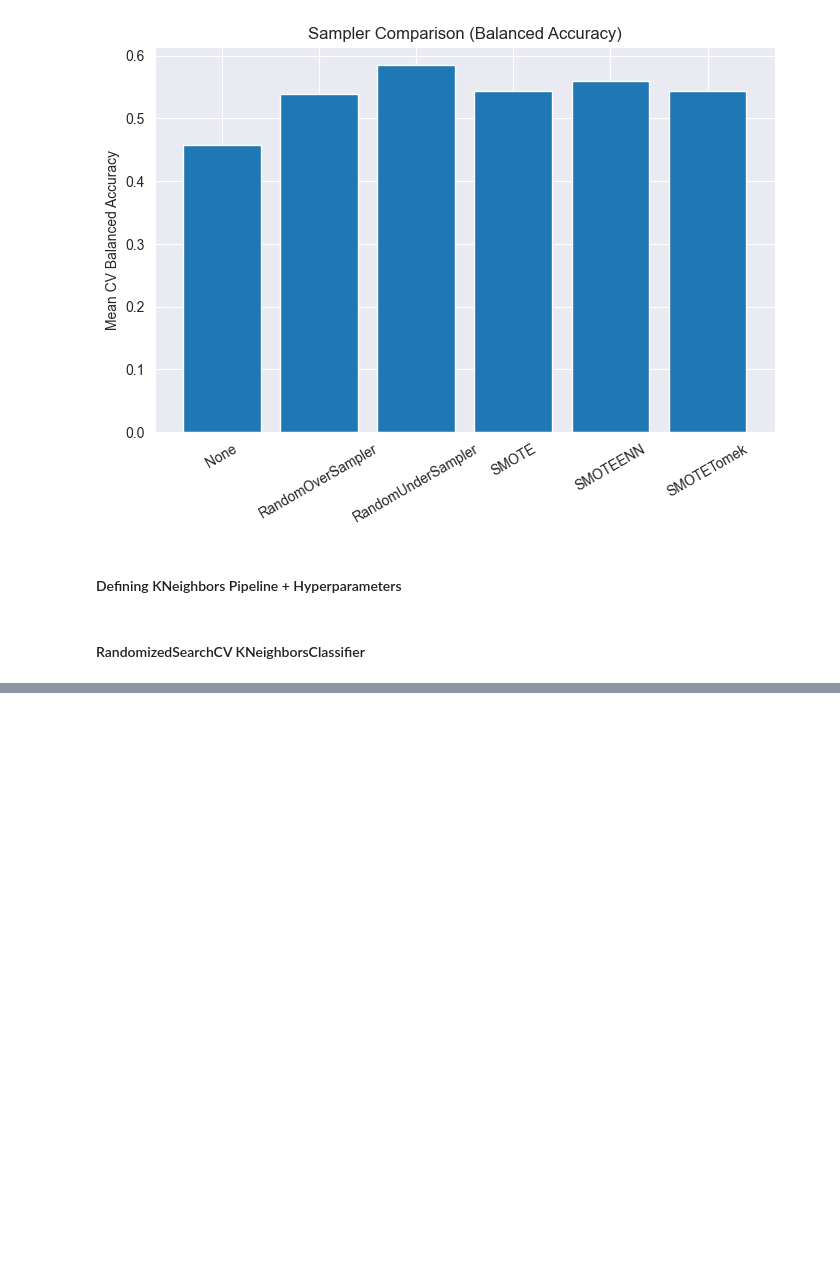
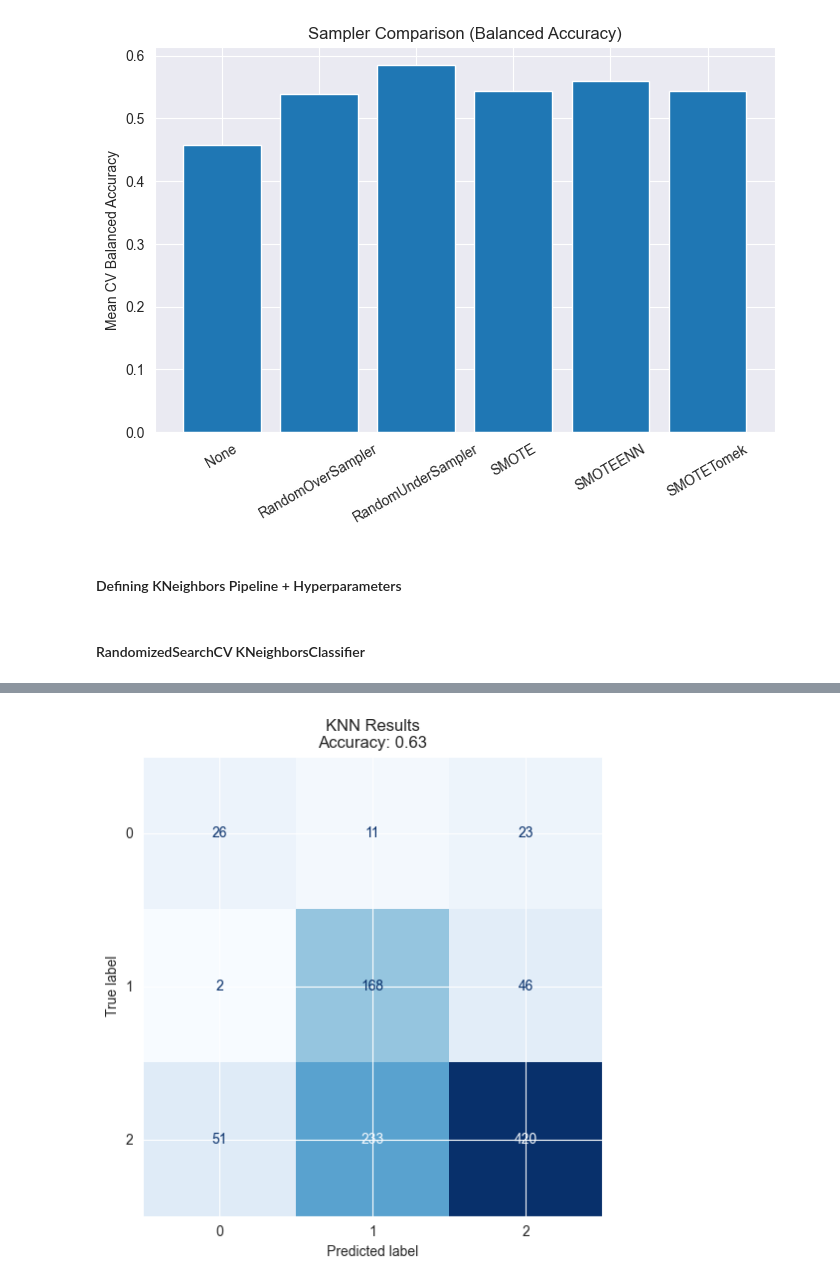
Before and after one commit to gps-stellar/Supervised-Classification-Regression, a Jupyter notebook: Winer-Recognition-Classification/Wine_Recognition_Classification.ipynb, the cells around one changed output, grey strips where cells are left out. Saved outputs shown, nothing was run; the diff lists cells and outputs as text; code cells hidden in the pictures; blank space fills up the shorter version.

```diff
--- a/Winer-Recognition-Classification/Wine_Recognition_Classification.ipynb
+++ b/Winer-Recognition-Classification/Wine_Recognition_Classification.ipynb
@@ -479,0 +493,4 @@ ValueError: invalid literal for int() with base 10: 'Bad'
+# %%
+plot_confusion_matrix(y_test_le, y_pred_knn, "KNN Results")
+# %% [output]
+[figure, added]
```
Also changed, not shown: parts of 29 cells of this notebook.
